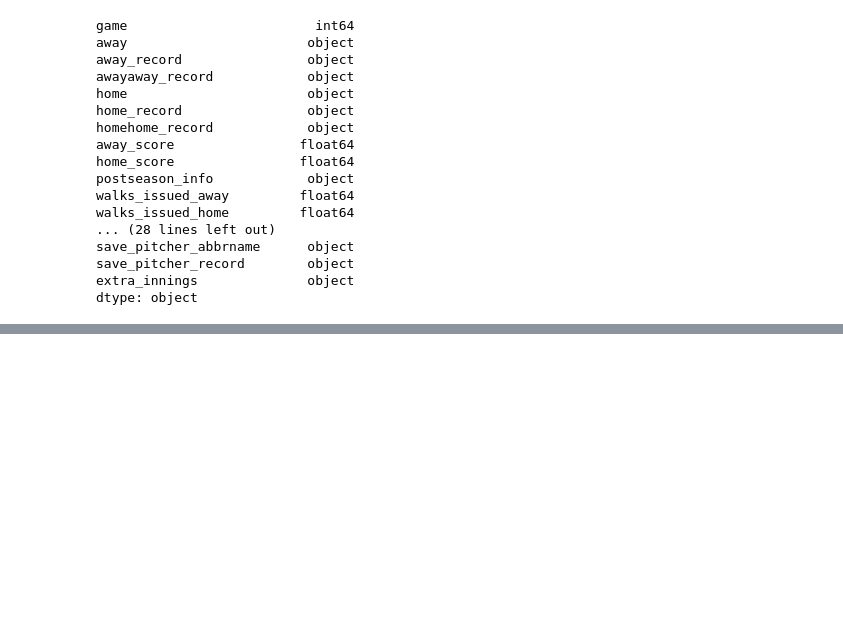
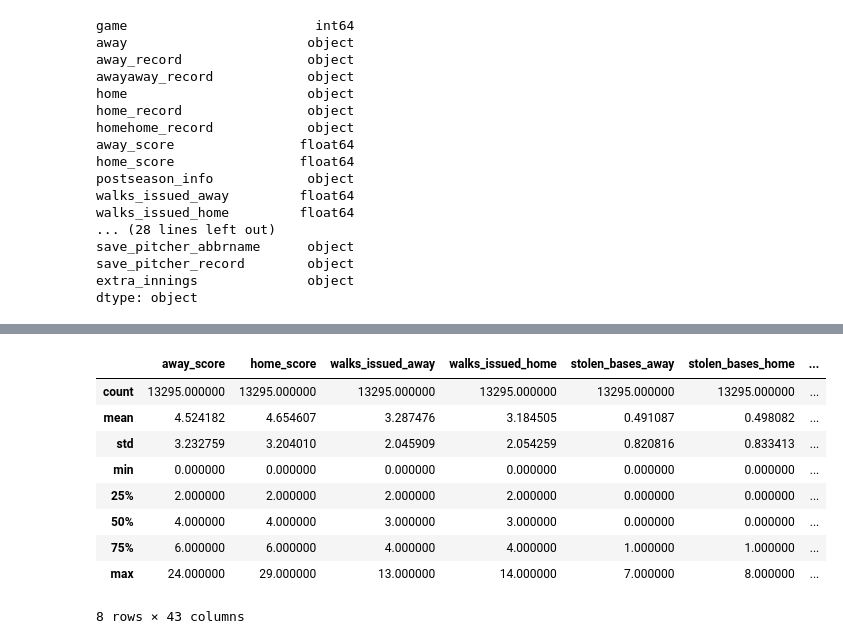
Before and after one commit to chernobylx/MLB, a Jupyter notebook: 1_eda_games.ipynb, the cells around one changed output, grey strips where cells are left out. Saved outputs shown, nothing was run; the diff lists cells and outputs as text; code cells hidden in the pictures; blank space fills up the shorter version.

```diff
--- a/1_eda_games.ipynb
+++ b/1_eda_games.ipynb
@@ -173,0 +207,13 @@ df_clean
+# %%
+df_clean.describe()
+# %% [output]
+|  | away_score | home_score | walks_issued_away | walks_issued_home | stolen_bases_away | stolen_bases_home | ... |
+| count | 13295.000000 | 13295.000000 | 13295.000000 | 13295.000000 | 13295.000000 | 13295.000000 | ... |
+| mean | 4.524182 | 4.654607 | 3.287476 | 3.184505 | 0.491087 | 0.498082 | ... |
+| std | 3.232759 | 3.204010 | 2.045909 | 2.054259 | 0.820816 | 0.833413 | ... |
+| min | 0.000000 | 0.000000 | 0.000000 | 0.000000 | 0.000000 | 0.000000 | ... |
+| 25% | 2.000000 | 2.000000 | 2.000000 | 2.000000 | 0.000000 | 0.000000 | ... |
+| 50% | 4.000000 | 4.000000 | 3.000000 | 3.000000 | 0.000000 | 0.000000 | ... |
+| 75% | 6.000000 | 6.000000 | 4.000000 | 4.000000 | 1.000000 | 1.000000 | ... |
+| max | 24.000000 | 29.000000 | 13.000000 | 14.000000 | 7.000000 | 8.000000 | ... |
+8 rows × 43 columns
```
Also changed, not shown: parts of 13 cells of this notebook.
